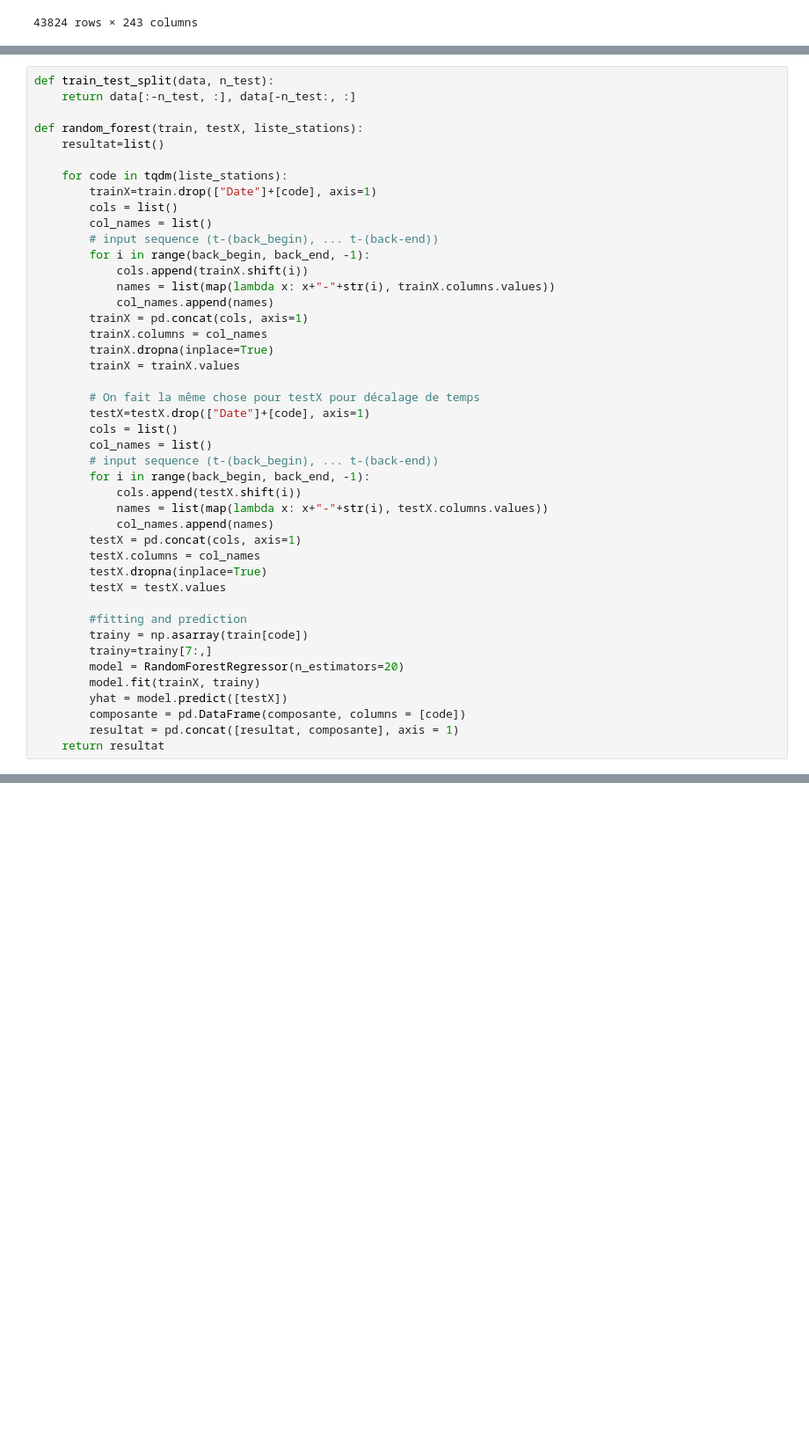
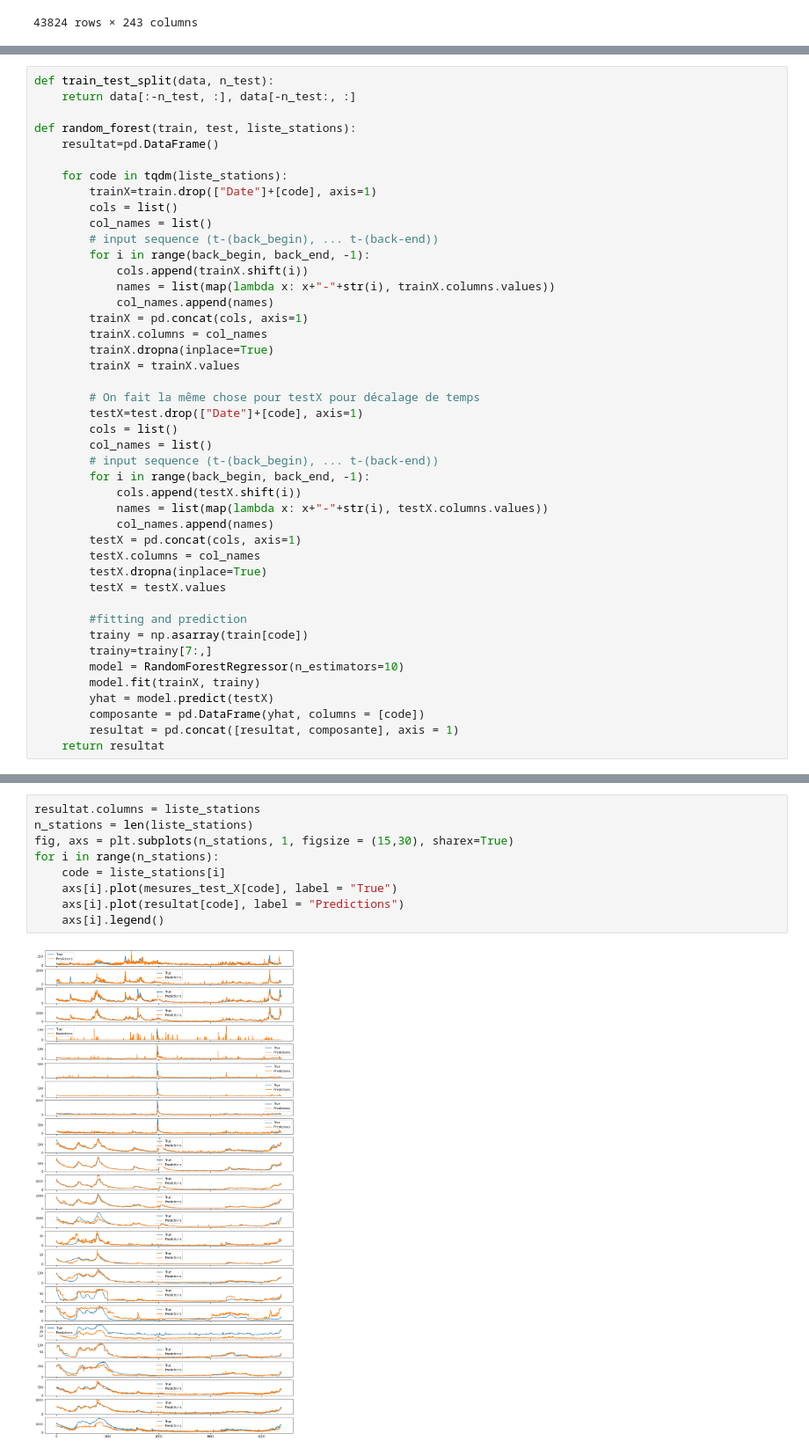
Before and after one commit to JlnZhou/ProjectML, a Jupyter notebook: Regression_RF.ipynb, the cells around one changed output, grey strips where cells are left out. Shown at 88% size. Saved outputs shown, nothing was run; the diff lists cells and outputs as text; blank space fills up the shorter version.

```diff
--- a/Regression_RF.ipynb
+++ b/Regression_RF.ipynb
@@ -81,8 +81,8 @@ Pour l'instant on n'a pas normalisé les input. Plusieurs méthodes de normalisa
 def train_test_split(data, n_test):
     return data[:-n_test, :], data[-n_test:, :]
 
-def random_forest(train, testX, liste_stations):
-    resultat=list()
+def random_forest(train, test, liste_stations):
+    resultat=pd.DataFrame()
 
     for code in tqdm(liste_stations):
         trainX=train.drop(["Date"]+[code], axis=1)
@@ -99,7 +99,7 @@ def random_forest(train, testX, liste_stations):
         trainX = trainX.values
 
         # On fait la même chose pour testX pour décalage de temps
-        testX=testX.drop(["Date"]+[code], axis=1)
+        testX=test.drop(["Date"]+[code], axis=1)
         cols = list()
         col_names = list()
         # input sequence (t-(back_begin), ... t-(back-end))
@@ -115,10 +115,10 @@ def random_forest(train, testX, liste_stations):
         #fitting and prediction
         trainy = np.asarray(train[code])
         trainy=trainy[7:,]
-        model = RandomForestRegressor(n_estimators=20)
+        model = RandomForestRegressor(n_estimators=10)
         model.fit(trainX, trainy)
-        yhat = model.predict([testX])
-        composante = pd.DataFrame(composante, columns = [code])
+        yhat = model.predict(testX)
+        composante = pd.DataFrame(yhat, columns = [code])
         resultat = pd.concat([resultat, composante], axis = 1)
     return resultat
 # %%
@@ -132,0 +131,11 @@ ValueError: Found array with dim 3. Estimator expected <= 2.
+# %%
+resultat.columns = liste_stations
+n_stations = len(liste_stations)
+fig, axs = plt.subplots(n_stations, 1, figsize = (15,30), sharex=True)
+for i in range(n_stations):
+    code = liste_stations[i]
+    axs[i].plot(mesures_test_X[code], label = "True")
+    axs[i].plot(resultat[code], label = "Predictions")
+    axs[i].legend()
+# %% [output]
+[figure, added]
```
Also changed, not shown: parts of 3 cells of this notebook.
